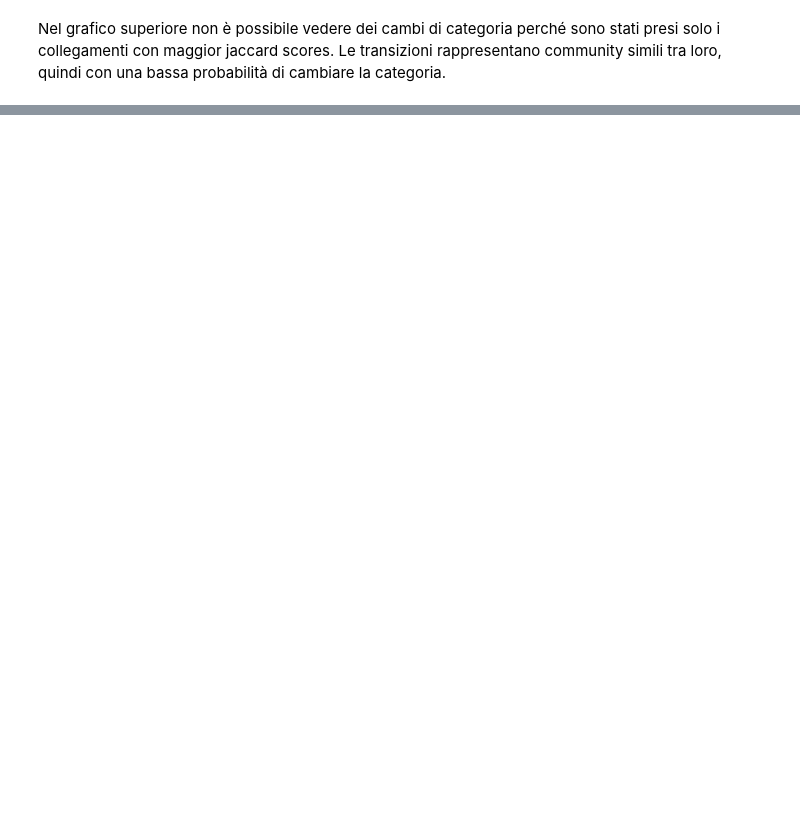
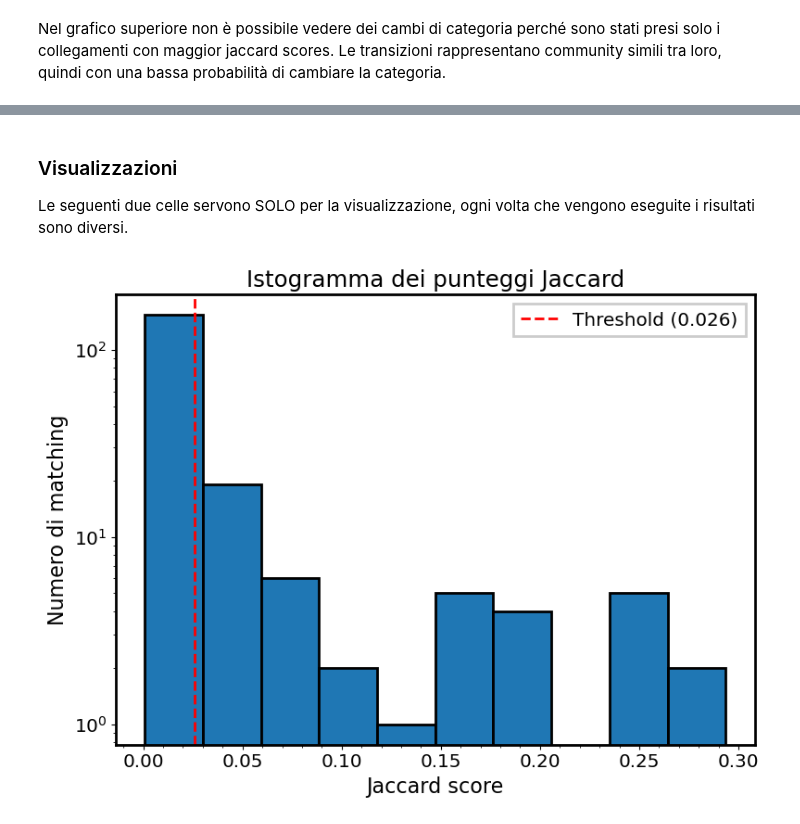
Before and after one commit to LeonardoCaridi/2024_caridi, a Jupyter notebook: open_problem/Dynamic_community_discovery.ipynb, the cells around one changed output, grey strips where cells are left out. Cells and saved outputs as stored; diff of their text form; code cells hidden in the pictures; blank space fills up the shorter version.

```diff
--- a/open_problem/Dynamic_community_discovery.ipynb
+++ b/open_problem/Dynamic_community_discovery.ipynb
@@ -327,0 +308,9 @@ E' possibile notare un **picco nella quarta settimana** (corrispondente all'**at
+# %% [markdown]
+### Visualizzazioni
+Le seguenti due celle servono SOLO per la visualizzazione, ogni volta che vengono eseguite i risultati sono diversi.
+# %%
+analysis.compute_clusterings()
+analysis.compute_matches()
+analysis.plot_jaccard_histogram()
+# %% [output]
+[figure, added]
```
Also changed, not shown: parts of 47 cells of this notebook, 19 other files.
